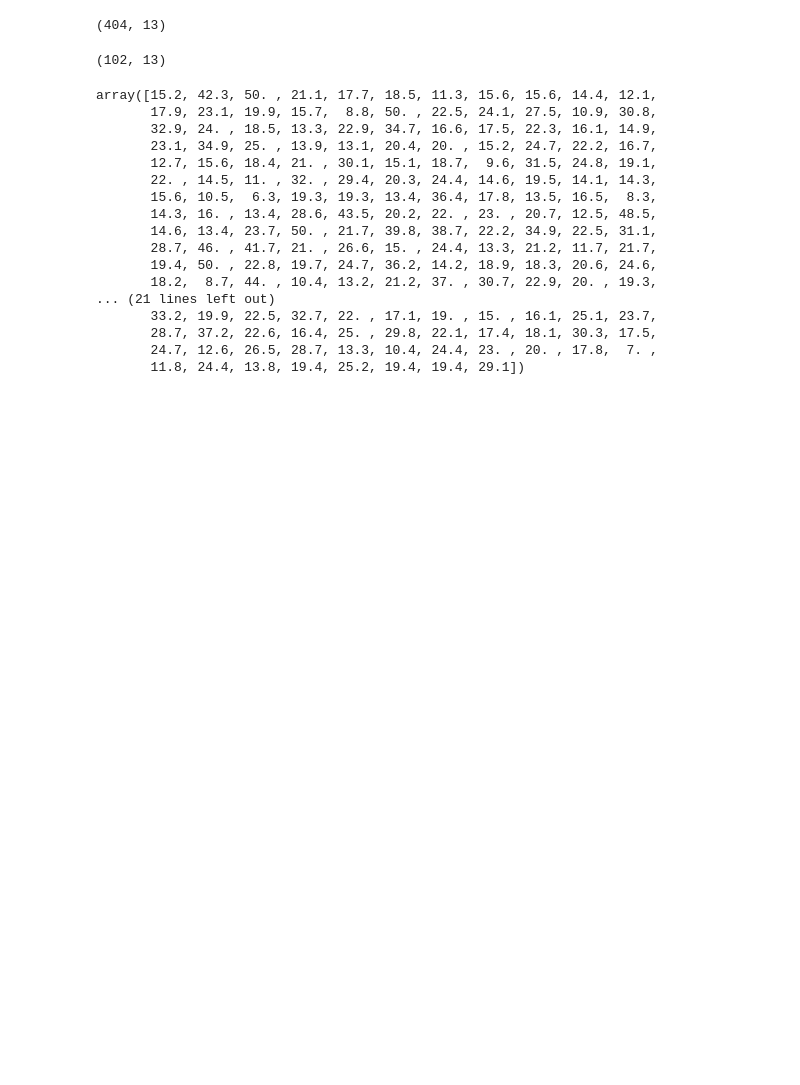
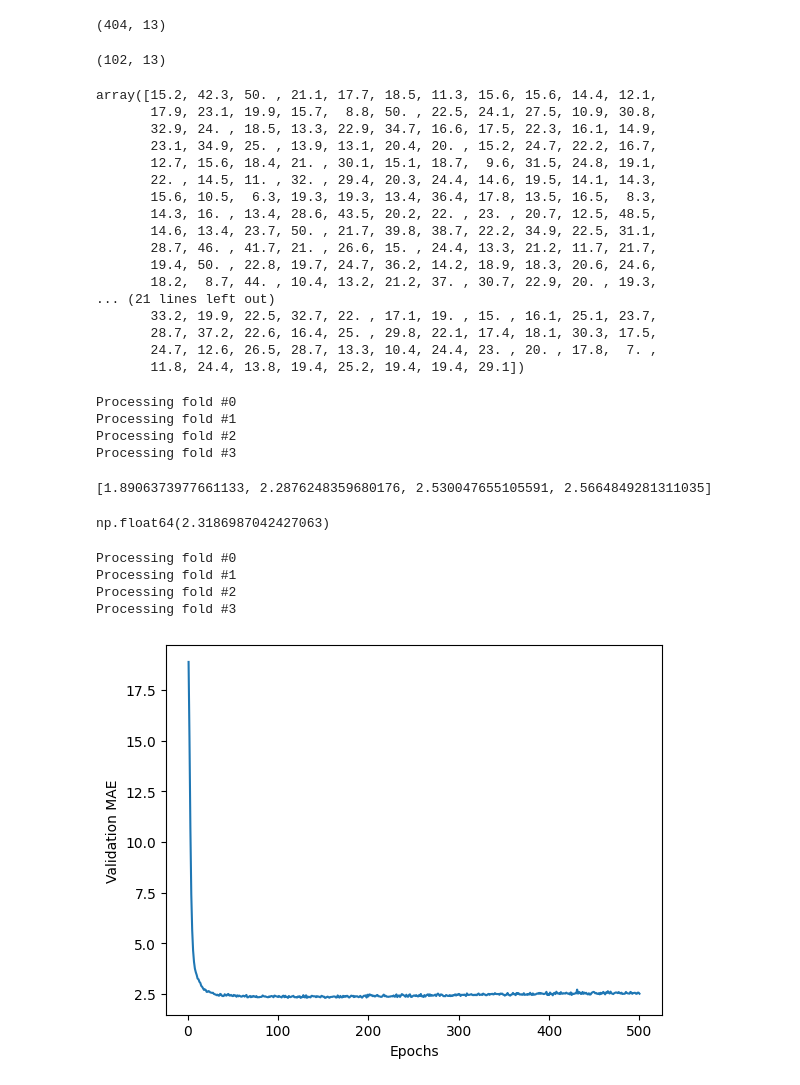
Before and after one commit to FabrizioBettetti/Machine_learning, a Jupyter notebook: Regression_Boston_housing.ipynb, the cells around one changed output. Drawn from its saved outputs; the diff is of its cells as text; code cells hidden in the pictures; blank space fills up the shorter version.

```diff
--- a/Regression_Boston_housing.ipynb
+++ b/Regression_Boston_housing.ipynb
@@ -61,3 +58,75 @@ def build_model():
   model.compile(optimizer='rmsprop', loss='mse', metrics=['mae'])
 
   return model
+# %%
+#k-fold cross validation
+
+import numpy as np
+
+k = 4
+num_val_samples = len(train_data) // k
+num_epochs = 100
+all_scores = []
+for i in range(k):
+  print(f'Processing fold #{i}')
+  val_data = train_data[i * num_val_samples : (i + 1) * num_val_samples]
+  val_targets = train_targets[i * num_val_samples : (i + 1) * num_val_samples]
+  partial_train_data = np.concatenate([train_data[: i * num_val_samples],
+                                       train_data[(i + 1) * num_val_samples :]],
+                                      axis=0)
+  partial_train_targets = np.concatenate([train_targets[: i * num_val_samples],
+                                          train_targets[(i + 1) * num_val_samples :]],
+                                         axis=0)
+  model = build_model()
+  model.fit(partial_train_data, partial_train_targets, epochs=num_epochs, batch_size=16, verbose=0)
+  val_mse, val_mae = model.evaluate(val_data, val_targets, verbose=0)
+  all_scores.append(val_mae)
+# %% [output]
+Processing fold #0
+Processing fold #1
+Processing fold #2
+Processing fold #3
+# %%
+all_scores
+# %% [output]
+[1.8906373977661133, 2.2876248359680176, 2.530047655105591, 2.5664849281311035]
+# %%
+np.mean(all_scores)   #Off by these k$
+# %% [output]
+np.float64(2.3186987042427063)
+# %%
+num_epochs = 500
+all_mae_histories = []
+for i in range(k):
+  print(f'Processing fold #{i}')
+  val_data = train_data[i * num_val_samples : (i + 1) * num_val_samples]
+  val_targets = train_targets[i * num_val_samples : (i + 1) * num_val_samples]
+  partial_train_data = np.concatenate([train_data[: i * num_val_samples],
+                                       train_data[(i + 1) * num_val_samples :]],
+                                      axis=0)
+  partial_train_targets = np.concatenate([train_targets[: i * num_val_samples],
+                                          train_targets[(i + 1) * num_val_samples :]],
+                                         axis=0)
+  model = build_model()
+  history = model.fit(partial_train_data, partial_train_targets,
+                      validation_data = (val_data, val_targets),
+                      epochs=num_epochs, batch_size=16, verbose=0)
+  mae_history = history.history['val_mae']
+  all_mae_histories.append(mae_history)   #For each fold append a per-epoch mae validation history
+# %% [output]
+Processing fold #0
+Processing fold #1
+Processing fold #2
+Processing fold #3
+# %%
+#For each epoch average the fold val maes
+average_mae_history = [np.mean([x[i] for x in all_mae_histories]) for i in range(num_epochs)]
+# %%
+import matplotlib.pyplot as plt
+
+plt.plot(range(1, len(average_mae_history) + 1), average_mae_history)
+plt.xlabel('Epochs')
+plt.ylabel('Validation MAE')
+plt.show()
+# %% [output]
+[figure, added]
```
Also changed, not shown: parts of 6 cells of this notebook.
